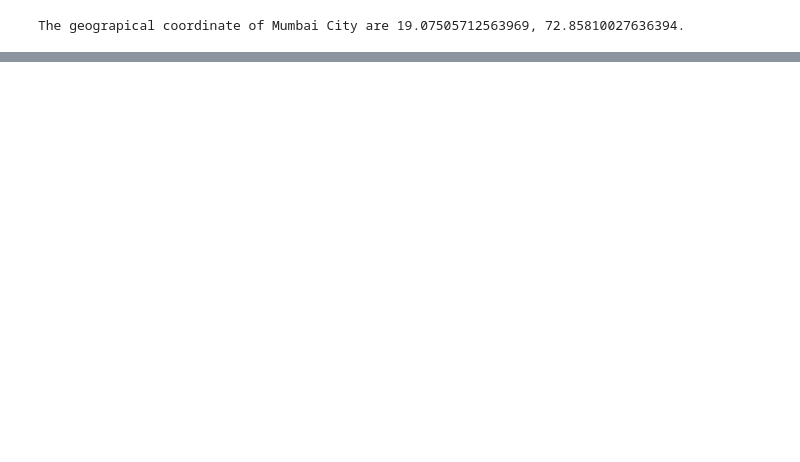
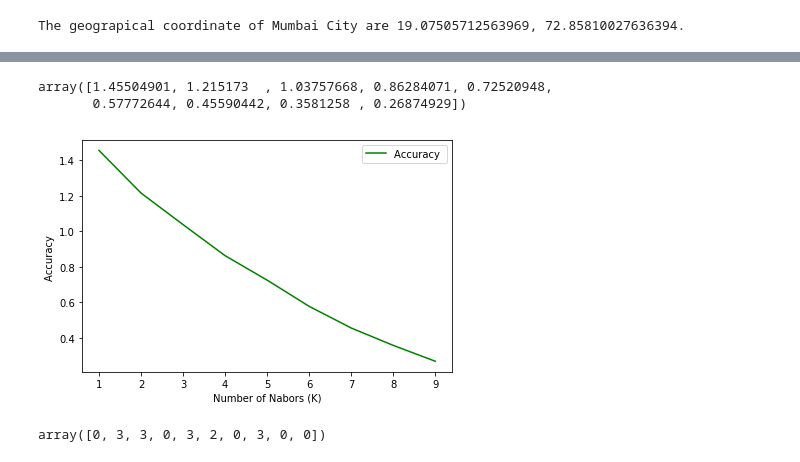
Before and after one commit to pratapvb/Coursera_Capstone, a Jupyter notebook: BattleofNeighbouhoods.ipynb, the cells around one changed output, grey strips where cells are left out. Cells and saved outputs as stored; diff of their text form; code cells hidden in the pictures; blank space fills up the shorter version.

```diff
--- a/BattleofNeighbouhoods.ipynb
+++ b/BattleofNeighbouhoods.ipynb
@@ -168,0 +651,4 @@ map_mumbai
+# %%
+# add clustering labels
+mumbai_grouped.insert(0, 'Cluster Labels', kmeans.labels_)
+mumbai_grouped
@@ -168,0 +673,3 @@ map_mumbai
+# %%
+mumbai_sub_grouped = mumbai_grouped[mumbai_grouped['Cluster Labels'] == 1].copy()
+mumbai_sub_grouped
@@ -168,0 +694,3 @@ map_mumbai
+# %%
+mumbai_sub_grouped.drop('Cluster Labels', axis=1, inplace=True)
+mumbai_sub_grouped.head()
@@ -168,0 +704,40 @@ map_mumbai
+# %%
+mumbai_sub_grouped_clustering = mumbai_sub_grouped.drop('Ward', 1)
+Ks = 10
+mean_acc = np.zeros((Ks-1))
+std_acc = np.zeros((Ks-1))
+ConfustionMx = [];
+for n in range(1,Ks):
+
+    #Train Model and Predict
+    kmeans = KMeans(n_clusters=n, random_state=0).fit(mumbai_sub_grouped_clustering)
+    mean_acc[n-1] = kmeans.inertia_   #kmeans.score(mumbai_grouped_clustering)
+
+
+mean_acc
+# %% [output]
+array([1.45504901, 1.215173  , 1.03757668, 0.86284071, 0.72520948,
+       0.57772644, 0.45590442, 0.3581258 , 0.26874929])
+# %%
+plt.plot(range(1,Ks),mean_acc,'g')
+#plt.fill_between(range(1,Ks),mean_acc - 1 * std_acc,mean_acc + 1 * std_acc, alpha=0.10)
+plt.legend(('Accuracy ', '+/- 3xstd'))
+plt.ylabel('Accuracy ')
+plt.xlabel('Number of Nabors (K)')
+plt.tight_layout()
+plt.show()
+# %% [output]
+[figure, added]
+# %%
+# set number of clusters to 5 based on elbow
+kclusters = 5
+
+mumbai_sub_grouped_clustering = mumbai_sub_grouped.drop('Ward', 1)
+
+# run k-means clustering
+kmeans = KMeans(n_clusters=kclusters, random_state=0).fit(mumbai_sub_grouped_clustering)
+
+# check cluster labels generated for each row in the dataframe
+kmeans.labels_[0:10]
+# %% [output]
+array([0, 3, 3, 0, 3, 2, 0, 3, 0, 0])
```
Also changed, not shown: parts of 46 cells of this notebook, 2 other files.
